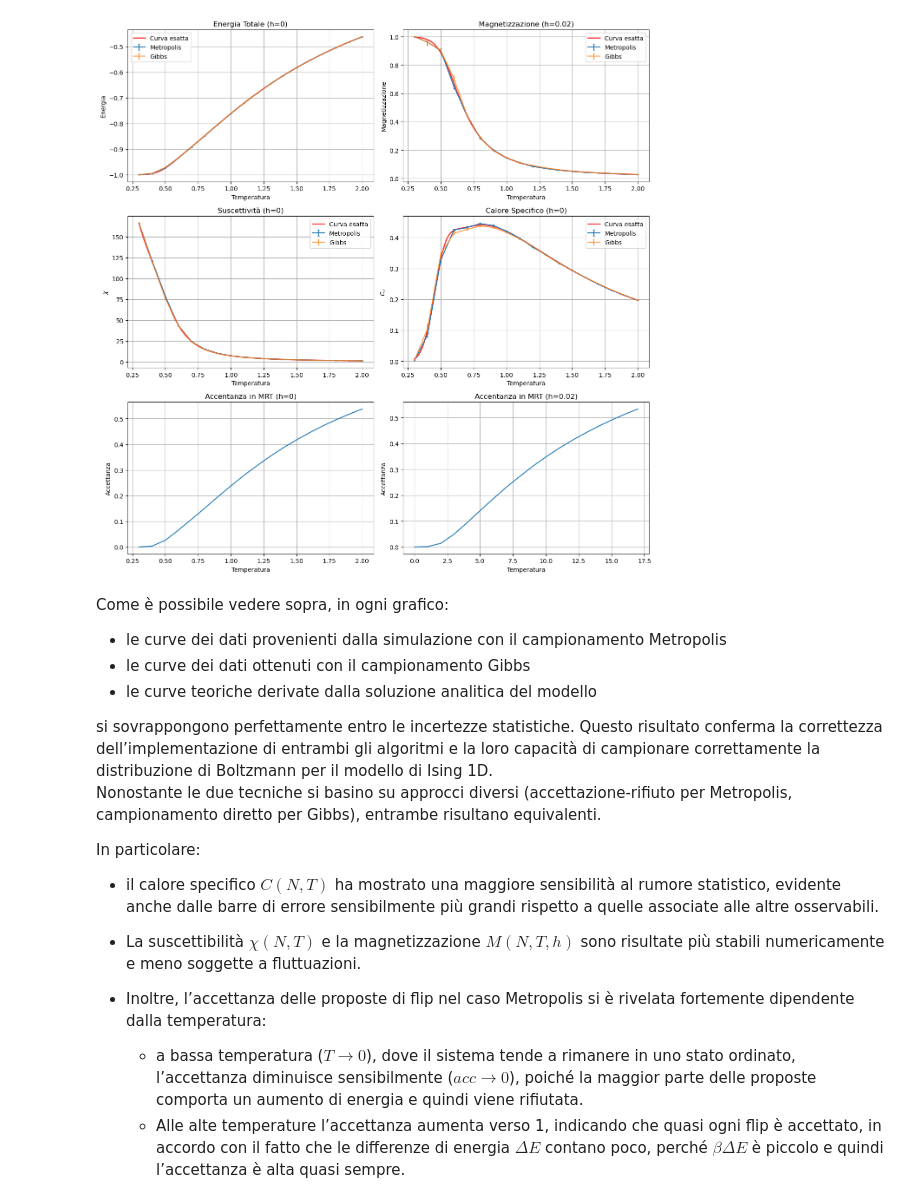
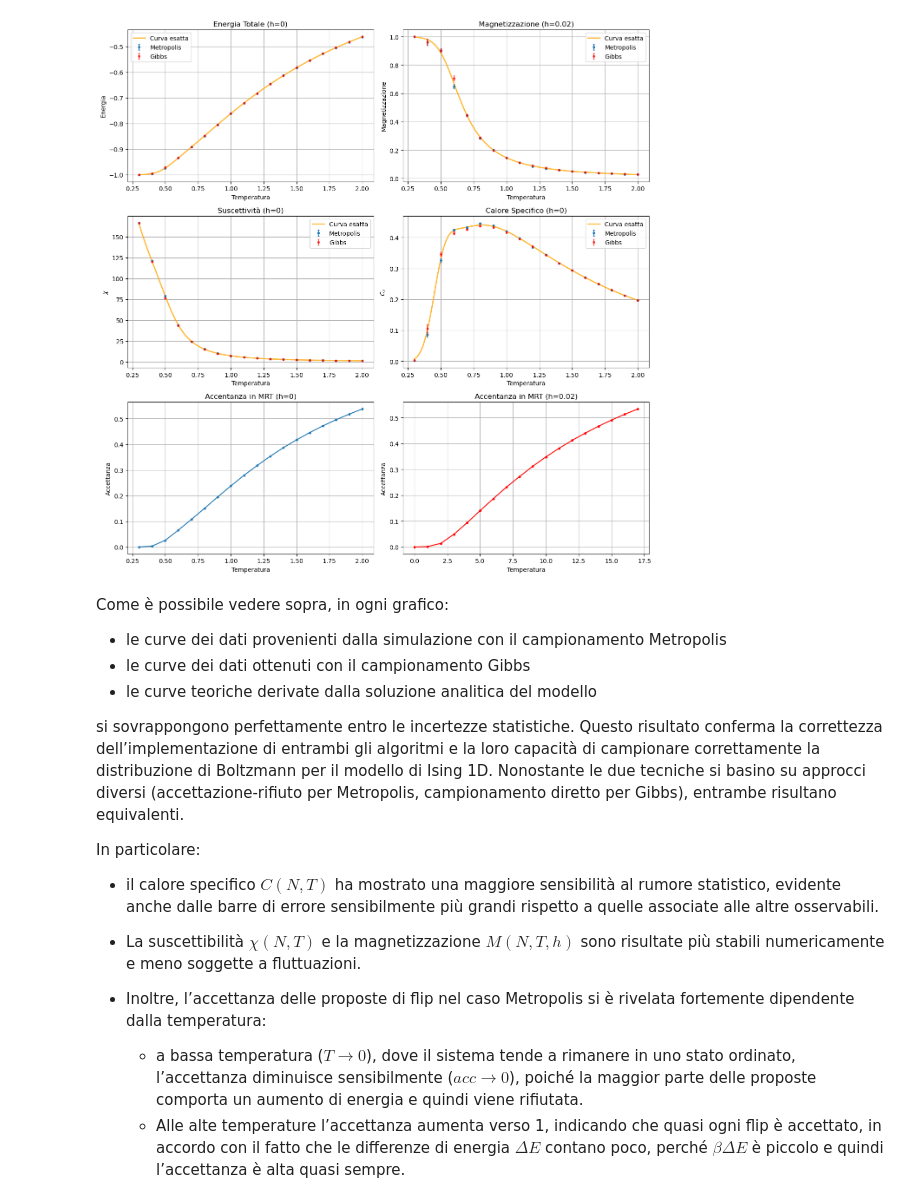
Before and after one commit to saccoantonio/LSN, a Jupyter notebook: Lezione6/Lezione6.ipynb, the cells around one changed output. Cells and saved outputs as stored; diff of their text form; code cells hidden in the pictures.

```diff
--- a/Lezione6/Lezione6.ipynb
+++ b/Lezione6/Lezione6.ipynb
@@ -163,7 +164,7 @@ ch = 1 / th
 
 # Energia totale
 e = -J * (th + ch * thN) / (1 + thN)
-axes[0, 0].plot(T, e, '-r', linewidth=2, alpha=0.8, label='Curva esatta', )
+axes[0, 0].plot(T, e, color='orange', linewidth=2, label='Curva esatta', alpha=0.8)
 # Magnetizzazione (campo esterno piccolo)
 b = beta
 l1 = np.exp(b * J) * np.cosh(b * h) + np.sqrt(np.exp(2 * b * J) * np.cosh(b * h)**2 - 2 * np.sinh(2 * b * J))
@@ -171,13 +172,13 @@ l2 = np.exp(b * J) * np.cosh(b * h) - np.sqrt(np.exp(2 * b * J) * np.cosh(b * h)
 Z = l1 ** Ns + l2 ** Ns
 M = (np.exp(b * J) * np.sinh(b * h) * ((l1 ** (Ns - 1)) * (1 + np.exp(b * J) * np.cosh(b * h) / np.sqrt(np.exp(2 * b * J) * np.cosh(b * h)**2 - 2 * np.sinh(2 * b * J))) +
                                       (l2 ** (Ns - 1)) * (1 - np.exp(b * J) * np.cosh(b * h) / np.sqrt(np.exp(2 * b * J) * np.cosh(b * h)**2 - 2 * np.sinh(2 * b * J))))) / Z
-axes[0, 1].plot(T, M, '-r', linewidth=2, alpha=0.8, label='Curva esatta')
+axes[0, 1].plot(T, M, color='orange', linewidth=2, label='Curva esatta', alpha=0.8)
 # Suscettività
 X = beta * np.exp(2 * beta * J) * (1 - thN) / (1 + thN)
-axes[1, 0].plot(T, X, '-r', linewidth=2, alpha=0.8, label='Curva esatta')
+axes[1, 0].plot(T, X, color='orange', linewidth=2, label='Curva esatta', alpha=0.8)
 # Calore specifico
 heat = ((beta * J) ** 2) * (((1 + thN + (Ns - 1) * (th ** 2) + (Ns - 1) * (ch ** 2) * thN) / (1 + thN)) - Ns * ((th + ch * thN) / (1 + thN)) ** 2)
-axes[1, 1].plot(T, heat, '-r', linewidth=2, alpha=0.8, label='Curva esatta')
+axes[1, 1].plot(T, heat, color='orange', linewidth=2, label='Curva esatta', alpha=0.8)
 
 # Caricamento dati METROPOLIS
 temp, MRT_ten, MRT_err_ten = np.loadtxt("FINAL_RESULTS/tenergy_MRT_NOF.dat", delimiter=',', usecols=(0, 1, 2), unpack=True)
@@ -193,54 +194,58 @@ GIBBS_chi, GIBBS_err_chi = np.loadtxt("FINAL_RESULTS/susc_GIBBS_NOF.dat", delimi
 GIBBS_cv, GIBBS_err_cv = np.loadtxt("FINAL_RESULTS/cv_GIBBS_NOF.dat", delimiter=',', usecols=(1, 2), unpack=True)
 
 # Energia Totale
-axes[0,0].errorbar(temp, MRT_ten, yerr=MRT_err_ten, capsize=1.5, label="Metropolis")
-axes[0,0].errorbar(temp, GIBBS_ten, yerr=GIBBS_err_ten, capsize=1.5, label="Gibbs", alpha=0.8)
+axes[0,0].errorbar(temp, MRT_ten, yerr=MRT_err_ten, fmt='.', capsize=1.5, label="Metropolis")
+axes[0,0].errorbar(temp, GIBBS_ten, yerr=GIBBS_err_ten, fmt='.', color='red', capsize=1.5, label="Gibbs", alpha =0.7)
 axes[0,0].set_title("Energia Totale (h=0)")
 axes[0,0].set_xlabel("Temperatura")
 axes[0,0].set_ylabel("Energia")
 axes[0,0].legend()
 axes[0,0].grid(True)
+
 # Magnetizzazione
-axes[0,1].errorbar(temp, MRT_mag, yerr=MRT_err_mag,capsize=1.5, label="Metropolis")
-axes[0,1].errorbar(temp, GIBBS_mag, yerr=GIBBS_err_mag,capsize=1.5, label="Gibbs", alpha=0.8)
+axes[0,1].errorbar(temp, MRT_mag, yerr=MRT_err_mag, fmt='.', capsize=1.5, label="Metropolis")
+axes[0,1].errorbar(temp, GIBBS_mag, yerr=GIBBS_err_mag, fmt='.', color='red', capsize=1.5, label="Gibbs", alpha =0.7)
 axes[0,1].set_title("Magnetizzazione (h=0.02)")
 axes[0,1].set_xlabel("Temperatura")
 axes[0,1].set_ylabel("Magnetizzazione")
 axes[0,1].legend()
 axes[0,1].grid(True)
+
 # Suscettività
-axes[1,0].errorbar(temp, MRT_chi, yerr=MRT_err_chi, label="Metropolis", capsize=1.5)
-axes[1,0].errorbar(temp, GIBBS_chi, yerr=GIBBS_err_chi, label="Gibbs", alpha=0.8,capsize=1.5,)
+axes[1,0].errorbar(temp, MRT_chi, yerr=MRT_err_chi, fmt='.', capsize=1.5, label="Metropolis")
+axes[1,0].errorbar(temp, GIBBS_chi, yerr=GIBBS_err_chi, fmt='.', color='red', capsize=1.5, label="Gibbs", alpha =0.7)
 axes[1,0].set_title("Suscettività (h=0)")
 axes[1,0].set_xlabel("Temperatura")
 axes[1,0].set_ylabel(r"$\chi$")
 axes[1,0].legend()
 axes[1,0].grid(True)
+
 # Calore Specifico
-axes[1,1].errorbar(temp, MRT_cv, yerr=MRT_err_cv,capsize=1.5, label="Metropolis")
-axes[1,1].errorbar(temp, GIBBS_cv, yerr=GIBBS_err_cv,capsize=1.5, label="Gibbs", alpha=0.8)
+axes[1,1].errorbar(temp, MRT_cv, yerr=MRT_err_cv, fmt='.', capsize=1.5, label="Metropolis")
+axes[1,1].errorbar(temp, GIBBS_cv, yerr=GIBBS_err_cv, fmt='.', color='red', capsize=1.5, label="Gibbs", alpha =0.7)
 axes[1,1].set_title("Calore Specifico (h=0)")
 axes[1,1].set_xlabel("Temperatura")
 axes[1,1].set_ylabel(r"$C_v$")
 axes[1,1].legend()
 axes[1,1].grid(True)
+
 # Accentanza
-axes[2,0].plot(temp, MRT_acc_NOF, label="Metropolis")
+axes[2,0].plot(temp, MRT_acc_NOF, marker='.', label="Metropolis")
 axes[2,0].set_title("Accentanza in MRT (h=0)")
 axes[2,0].set_xlabel("Temperatura")
 axes[2,0].set_ylabel("Accettanza")
 axes[2,0].grid(True)
-#
-axes[2,1].plot( MRT_acc_YESF, label="Metropolis")
+
+axes[2,1].plot(MRT_acc_YESF, color='red', marker='.', label="Metropolis")
 axes[2,1].set_title("Accentanza in MRT (h=0.02)")
 axes[2,1].set_xlabel("Temperatura")
 axes[2,1].set_ylabel("Accettanza")
 axes[2,1].grid(True)
 
 plt.tight_layout()
 plt.show()
 # %% [output]
-[figure, old version]
+[figure, new version]
 # %% [markdown]
 Come è possibile vedere sopra, in ogni grafico:
 
@@ -248,8 +253,7 @@ Come è possibile vedere sopra, in ogni grafico:
 * le curve dei dati ottenuti con il campionamento Gibbs
 * le curve teoriche derivate dalla soluzione analitica del modello
 
-si sovrappongono perfettamente entro le incertezze statistiche. Questo risultato conferma la correttezza dell’implementazione di entrambi gli algoritmi e la loro capacità di campionare correttamente la distribuzione di Boltzmann per il modello di Ising 1D.
-Nonostante le due tecniche si basino su approcci diversi (accettazione-rifiuto per Metropolis, campionamento diretto per Gibbs), entrambe risultano equivalenti.
+si sovrappongono perfettamente entro le incertezze statistiche. Questo risultato conferma la correttezza dell’implementazione di entrambi gli algoritmi e la loro capacità di campionare correttamente la distribuzione di Boltzmann per il modello di Ising 1D. Nonostante le due tecniche si basino su approcci diversi (accettazione-rifiuto per Metropolis, campionamento diretto per Gibbs), entrambe risultano equivalenti.
 
 In particolare:
 + il calore specifico $C(N,T)$ ha mostrato una maggiore sensibilità al rumore statistico, evidente anche dalle barre di errore sensibilmente più grandi rispetto a quelle associate alle altre osservabili.
```
Also changed, not shown: parts of 2 cells of this notebook.
